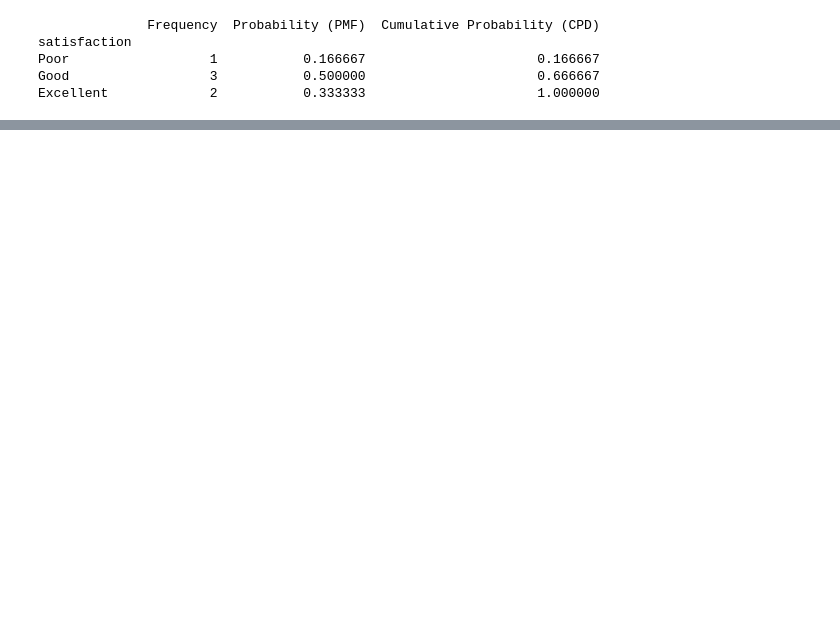
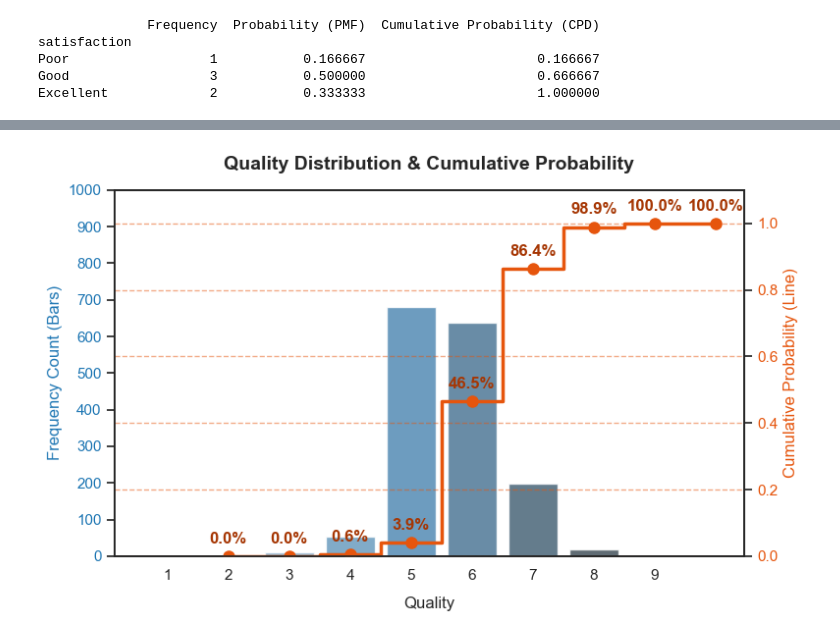
Before and after one commit to kushnertodd/basic-data-science, a Jupyter notebook: data_levels.ipynb, the cells around one changed output, grey strips where cells are left out. Saved outputs shown, nothing was run; the diff lists cells and outputs as text; code cells hidden in the pictures; blank space fills up the shorter version.

```diff
--- a/data_levels.ipynb
+++ b/data_levels.ipynb
@@ -231,0 +286,4 @@ Excellent             2           0.333333                      1.000000
+# %%
+df = pd.read_csv("winequality-red.csv")
+# %%
+qualities = df['quality']
@@ -231,0 +305,50 @@ Excellent             2           0.333333                      1.000000
+# %%
+import pandas as pd
+import matplotlib.pyplot as plt
+from matplotlib.ticker import MaxNLocator
+import seaborn as sns
+
+# 1. Prepare and calculate data
+data = {"quality": qualities}
+df = pd.DataFrame(data)
+
+category_order = [1, 2, 3, 4, 5, 6, 7, 8, 9]
+df["quality"] = pd.Categorical(df["quality"], categories=category_order, ordered=True)
+
+# Compute metrics
+counts = df["quality"].value_counts().reindex(category_order)
+pmf = df["quality"].value_counts(normalize=True).reindex(category_order)
+cpd = pmf.cumsum()
+
+# 2. Setup the figure and the first axis (Left Y-axis for Frequencies)
+sns.set_theme(style="white")
+fig, ax1 = plt.subplots(figsize=(8, 5))
+
+# Draw the frequency bars
+sns.barplot(x=counts.index, y=counts.values, ax=ax1, palette="Blues_d", hue=counts.index, legend=False, alpha=0.8)
+ax1.set_title("Quality Distribution & Cumulative Probability", fontsize=14, fontweight="bold", pad=15)
+ax1.set_xlabel("Quality", fontsize=12, labelpad=10)
+ax1.set_ylabel("Frequency Count (Bars)", color="#1f77b4", fontsize=12)
+ax1.tick_params(axis='y', labelcolor="#1f77b4")
+ax1.set_ylim(0, 1000)
+ax1.yaxis.set_major_locator(MaxNLocator(integer=True))
+# 3. Create a twin axis sharing the same X-axis (Right Y-axis for CPD)
+ax2 = ax1.twinx()
+
+# Draw the cumulative step line
+ax2.step(cpd.index, cpd.values, where='mid', color='#e6550d', linewidth=2.5, marker='o', markersize=8, label="CPD")
+ax2.set_ylabel("Cumulative Probability (Line)", color="#e6550d", fontsize=12)
+ax2.tick_params(axis='y', labelcolor="#e6550d")
+ax2.set_ylim(0, 1.1)
+ax2.grid(True, linestyle="--", alpha=0.5, color="#e6550d") # Grid aligned to CPD
+
+# 4. Annotate exact cumulative percentages on the line
+for x, y in zip(cpd.index, cpd.values):
+    ax2.text(x, y + 0.03, f"{y*100:.1f}%", ha='center', va='bottom', color='#a63603', fontweight='bold')
+
+# 5. Export and show options
+plt.tight_layout()
+# plt.savefig("satisfaction_cpd_plot.png", dpi=300) # Uncomment to save file
+plt.show()
+# %% [output]
+[figure, added]
```
Also changed, not shown: parts of 3 cells of this notebook, 4 other files.
